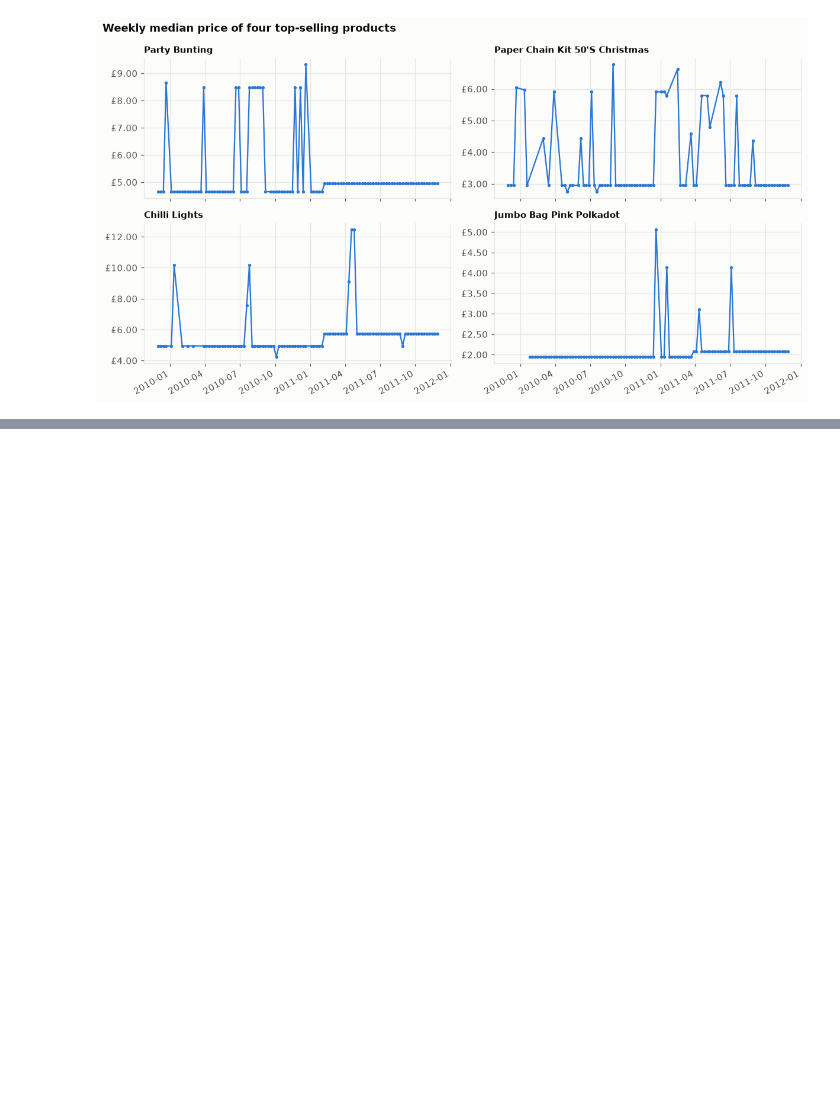
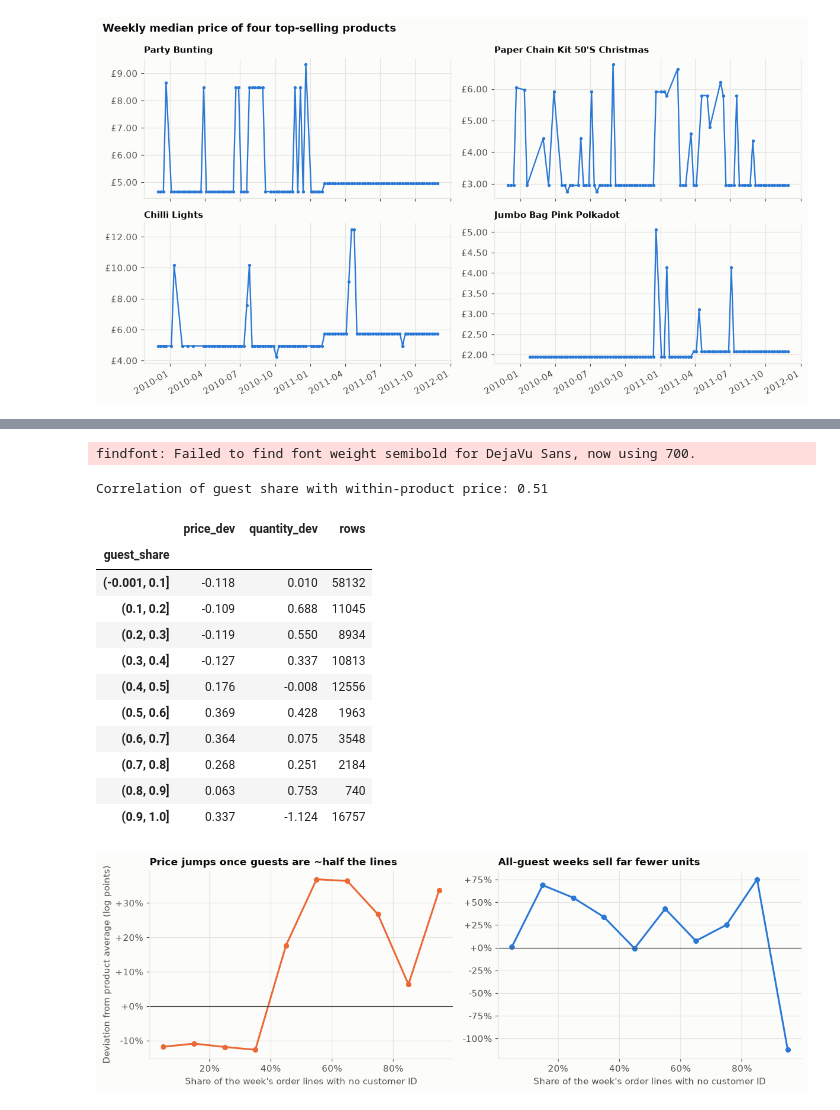
Before and after one commit to AmanDadsena/econocausal, a Jupyter notebook: notebooks/01_eda.ipynb, the cells around one changed output, grey strips where cells are left out. Saved outputs shown, nothing was run; the diff lists cells and outputs as text; code cells hidden in the pictures; blank space fills up the shorter version.

```diff
--- a/notebooks/01_eda.ipynb
+++ b/notebooks/01_eda.ipynb
@@ -167,0 +241,40 @@ findfont: Failed to find font weight semibold for DejaVu Sans, now using 700.
+# %%
+dev["guest_share"] = panel["guest_share"]
+bins = pd.cut(dev["guest_share"], bins=np.linspace(0, 1, 11), include_lowest=True)
+by_guest = dev.groupby(bins, observed=True).agg(
+    price_dev=("price_dev", "mean"), quantity_dev=("quantity_dev", "mean"), rows=("price_dev", "size")
+)
+mid = [b.mid for b in by_guest.index]
+
+fig, axes = plt.subplots(1, 2, figsize=(11, 3.8), sharex=True)
+axes[0].plot(mid, by_guest["price_dev"], color=ORANGE, marker="o", markersize=5)
+axes[0].set_title("Price jumps once guests are ~half the lines", fontsize=11)
+axes[1].plot(mid, by_guest["quantity_dev"], color=BLUE, marker="o", markersize=5)
+axes[1].set_title("All-guest weeks sell far fewer units", fontsize=11)
+for ax in axes:
+    ax.axhline(0, color=TEXT_MUTED, linewidth=0.8)
+    ax.set_xlabel("Share of the week's order lines with no customer ID")
+    ax.xaxis.set_major_formatter(mticker.PercentFormatter(1.0))
+    ax.yaxis.set_major_formatter(mticker.FuncFormatter(lambda v, _: f"{v:+.0%}"))
+axes[0].set_ylabel("Deviation from product average (log points)")
+fig.tight_layout()
+save_figure(fig, "06_guest_share_price_quantity")
+print(f"Correlation of guest share with within-product price: "
+      f"{dev['guest_share'].corr(dev['price_dev']):.2f}")
+by_guest
+# %% [output]
+findfont: Failed to find font weight semibold for DejaVu Sans, now using 700.
+Correlation of guest share with within-product price: 0.51
+|  | price_dev | quantity_dev | rows |
+| guest_share |  |  |  |
+| (-0.001, 0.1] | -0.118 | 0.010 | 58132 |
+| (0.1, 0.2] | -0.109 | 0.688 | 11045 |
+| (0.2, 0.3] | -0.119 | 0.550 | 8934 |
+| (0.3, 0.4] | -0.127 | 0.337 | 10813 |
+| (0.4, 0.5] | 0.176 | -0.008 | 12556 |
+| (0.5, 0.6] | 0.369 | 0.428 | 1963 |
+| (0.6, 0.7] | 0.364 | 0.075 | 3548 |
+| (0.7, 0.8] | 0.268 | 0.251 | 2184 |
+| (0.8, 0.9] | 0.063 | 0.753 | 740 |
+| (0.9, 1.0] | 0.337 | -1.124 | 16757 |
+[figure, added]
```
Also changed, not shown: parts of 12 cells of this notebook, 4 other files.
